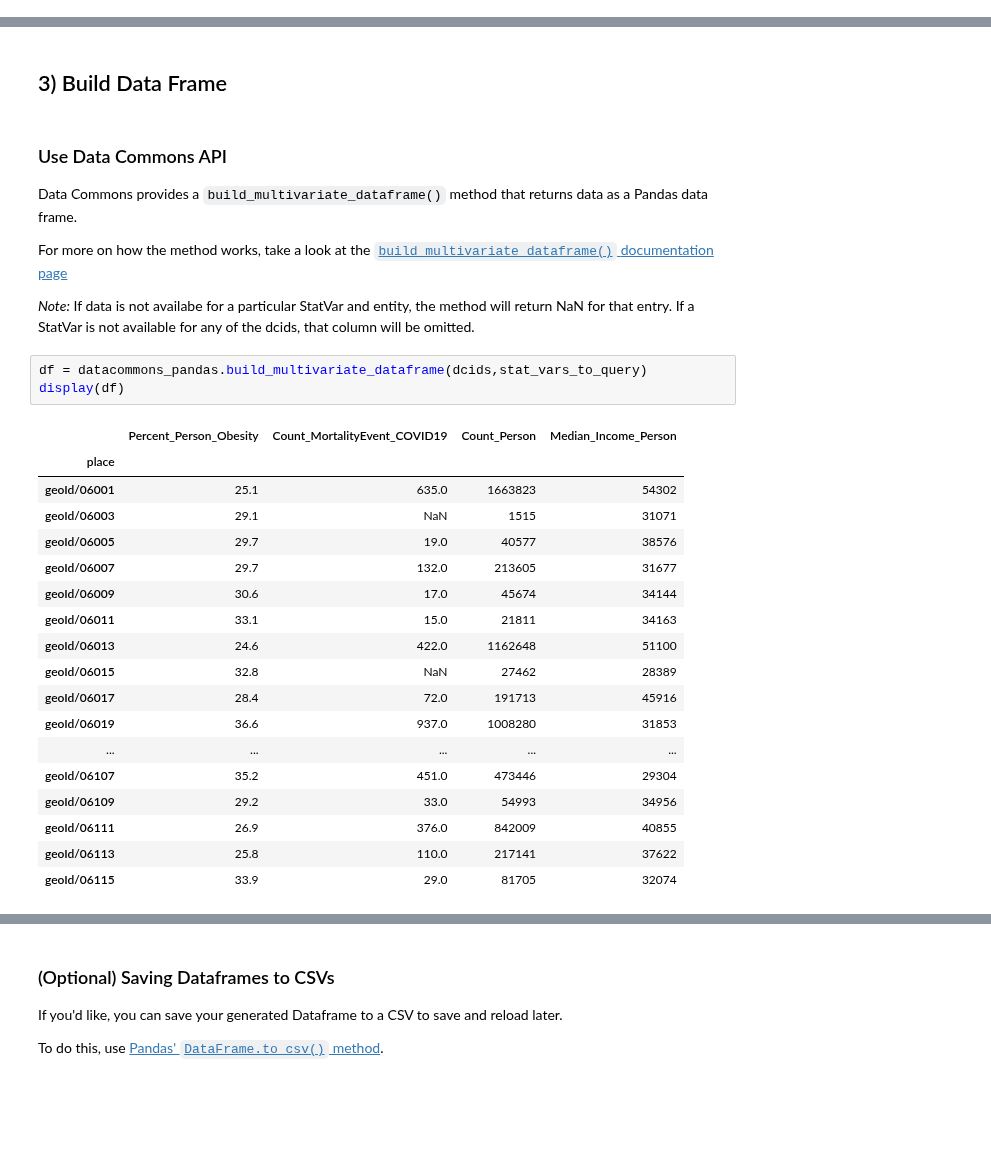
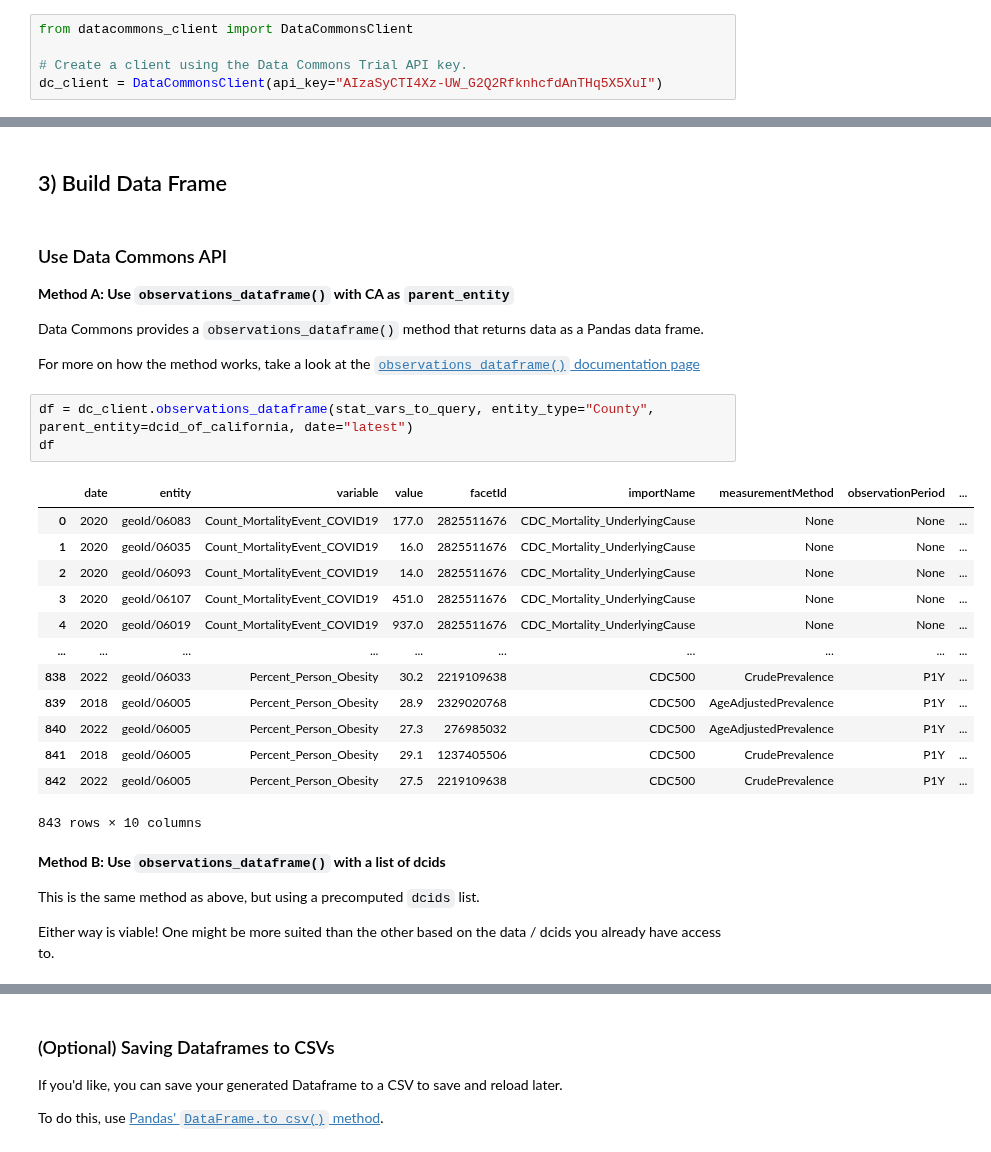
Before and after one commit to datacommonsorg/api-python, a Jupyter notebook: notebooks/intro_data_science/Data_Commons_For_Data_Science_Tutorial.ipynb, the cells around one changed output, grey strips where cells are left out. Drawn from its saved outputs; the diff is of its cells as text; blank space fills up the shorter version.

```diff
--- a/notebooks/intro_data_science/Data_Commons_For_Data_Science_Tutorial.ipynb
+++ b/notebooks/intro_data_science/Data_Commons_For_Data_Science_Tutorial.ipynb
@@ -71,0 +67,5 @@ import datacommons_pandas
+# %%
+from datacommons_client import DataCommonsClient
+
+# Create a client using the Data Commons Trial API key.
+dc_client = DataCommonsClient(api_key="AIzaSyCTI4Xz-UW_G2Q2RfknhcfdAnTHq5X5XuI")
@@ -135,30 +136,31 @@ stat_vars_to_query = ["Count_MortalityEvent_COVID19",
 # %% [markdown]
 ### Use Data Commons API
 
-Data Commons provides a `build_multivariate_dataframe()` method that returns data as a Pandas data frame.
+**Method A: Use `observations_dataframe()` with CA as `parent_entity`**
 
-For more on how the method works, take a look at the [`build_multivariate_dataframe()` documentation page]()
+Data Commons provides a `observations_dataframe()` method that returns data as a Pandas data frame.
 
-_Note:_ If data is not availabe for a particular StatVar and entity, the method will return NaN for that entry. If a StatVar is not available for any of the dcids, that column will be omitted.
+For more on how the method works, take a look at the [`observations_dataframe()` documentation page](https://docs.datacommons.org/api/python/v2/observation)
-# %%
-df = datacommons_pandas.build_multivariate_dataframe(dcids,stat_vars_to_query)
-display(df)
-# %% [output]
-|  | Percent_Person_Obesity | Count_MortalityEvent_COVID19 | Count_Person | Median_Income_Person |
-| place |  |  |  |  |
-| geoId/06001 | 25.1 | 635.0 | 1663823 | 54302 |
-| geoId/06003 | 29.1 | NaN | 1515 | 31071 |
-| geoId/06005 | 29.7 | 19.0 | 40577 | 38576 |
-| geoId/06007 | 29.7 | 132.0 | 213605 | 31677 |
-| geoId/06009 | 30.6 | 17.0 | 45674 | 34144 |
-| geoId/06011 | 33.1 | 15.0 | 21811 | 34163 |
-| geoId/06013 | 24.6 | 422.0 | 1162648 | 51100 |
-| geoId/06015 | 32.8 | NaN | 27462 | 28389 |
-| geoId/06017 | 28.4 | 72.0 | 191713 | 45916 |
-| geoId/06019 | 36.6 | 937.0 | 1008280 | 31853 |
-| ... | ... | ... | ... | ... |
-| geoId/06107 | 35.2 | 451.0 | 473446 | 29304 |
-| geoId/06109 | 29.2 | 33.0 | 54993 | 34956 |
-| geoId/06111 | 26.9 | 376.0 | 842009 | 40855 |
-| geoId/06113 | 25.8 | 110.0 | 217141 | 37622 |
-| geoId/06115 | 33.9 | 29.0 | 81705 | 32074 |
+# %%
+df = dc_client.observations_dataframe(stat_vars_to_query, entity_type="County", parent_entity=dcid_of_california, date="latest")
+df
+# %% [output]
+|  | date | entity | variable | value | facetId | importName | measurementMethod | observationPeriod | ... |
+| 0 | 2020 | geoId/06083 | Count_MortalityEvent_COVID19 | 177.0 | 2825511676 | CDC_Mortality_UnderlyingCause | None | None | ... |
+| 1 | 2020 | geoId/06035 | Count_MortalityEvent_COVID19 | 16.0 | 2825511676 | CDC_Mortality_UnderlyingCause | None | None | ... |
+| 2 | 2020 | geoId/06093 | Count_MortalityEvent_COVID19 | 14.0 | 2825511676 | CDC_Mortality_UnderlyingCause | None | None | ... |
+| 3 | 2020 | geoId/06107 | Count_MortalityEvent_COVID19 | 451.0 | 2825511676 | CDC_Mortality_UnderlyingCause | None | None | ... |
+| 4 | 2020 | geoId/06019 | Count_MortalityEvent_COVID19 | 937.0 | 2825511676 | CDC_Mortality_UnderlyingCause | None | None | ... |
+| ... | ... | ... | ... | ... | ... | ... | ... | ... | ... |
+| 838 | 2022 | geoId/06033 | Percent_Person_Obesity | 30.2 | 2219109638 | CDC500 | CrudePrevalence | P1Y | ... |
+| 839 | 2018 | geoId/06005 | Percent_Person_Obesity | 28.9 | 2329020768 | CDC500 | AgeAdjustedPrevalence | P1Y | ... |
+| 840 | 2022 | geoId/06005 | Percent_Person_Obesity | 27.3 | 276985032 | CDC500 | AgeAdjustedPrevalence | P1Y | ... |
+| 841 | 2018 | geoId/06005 | Percent_Person_Obesity | 29.1 | 1237405506 | CDC500 | CrudePrevalence | P1Y | ... |
+| 842 | 2022 | geoId/06005 | Percent_Person_Obesity | 27.5 | 2219109638 | CDC500 | CrudePrevalence | P1Y | ... |
+843 rows × 10 columns
+# %% [markdown]
+**Method B: Use `observations_dataframe()` with a list of dcids**
+
+This is the same method as above, but using a precomputed `dcids` list.
+
+Either way is viable! One might be more suited than the other based on the data / dcids you already have access to.
```
Also changed, not shown: parts of 22 cells of this notebook.
